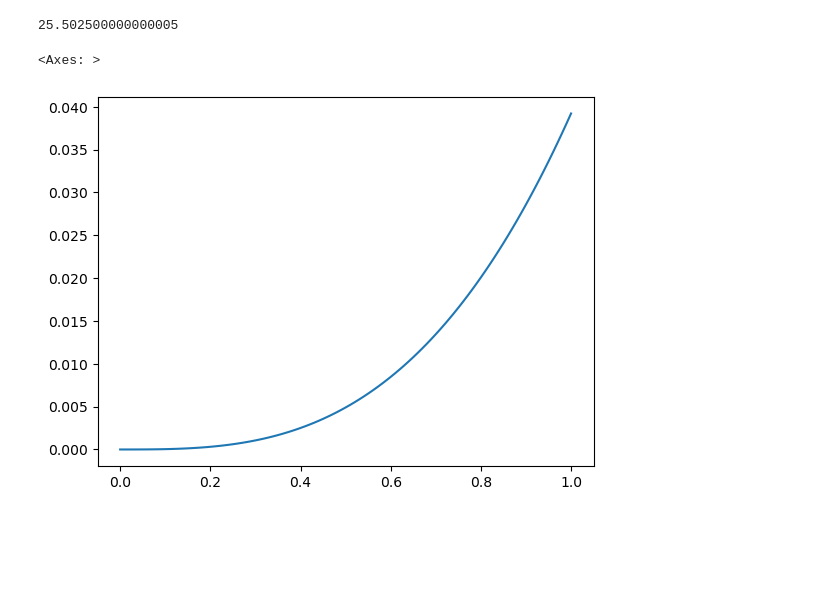
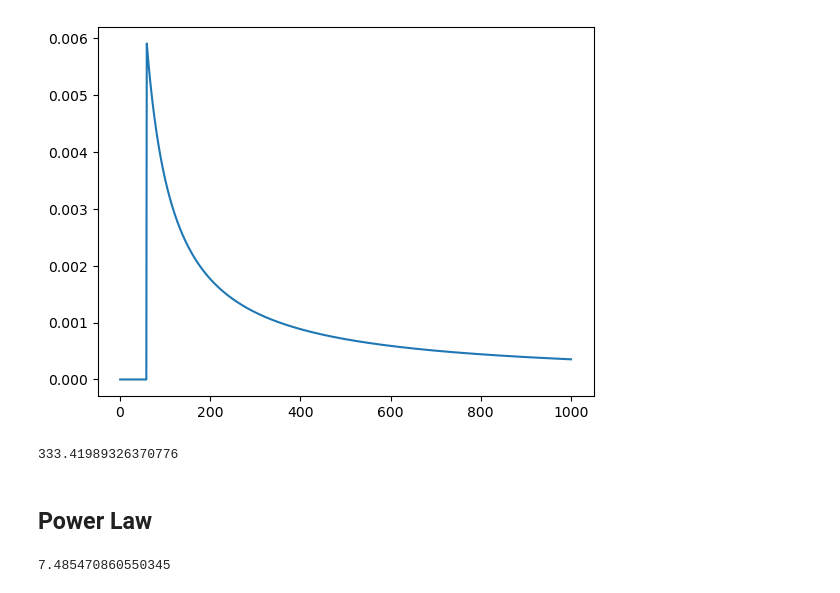
Before and after one commit to S3tuit/jup_lab, a Jupyter notebook: test.ipynb, the cells around one changed output. Cells and saved outputs as stored; diff of their text form; code cells hidden in the pictures; blank space fills up the shorter version.

```diff
--- a/test.ipynb
+++ b/test.ipynb
@@ -350,4 +0,0 @@ def update_binomial(pmf, data):
-# %%
-uniform2 = Pmf(1, hypos, name='uniform2')
-data = 140, 250
-update_binomial(uniform2, data)
@@ -409,2 +0,0 @@ triangle
-# %%
-likelihood = np.array(triangle.index.to_list())
@@ -428,10 +0,0 @@ prior = Pmf(1, hypos)
-# %%
-prior *= likelihood**3
-prior.normalize()
-# %% [output]
-25.502500000000005
-# %%
-prior.plot()
-# %% [output]
-<Axes: >
-[figure, removed]
@@ -437,0 +8,32 @@ prior.plot()
+# %%
+hypos = np.arange(1, 1001)
+prior = Pmf(1, hypos)
+# %%
+def update_train(pmf, data):
+    """Update pmf based on new data."""
+    hypos = pmf.qs
+    likelihood = 1 / hypos
+    impossible = (data > hypos)
+    likelihood[impossible] = 0
+    pmf *= likelihood
+    pmf.normalize()
+# %%
+data = 60
+posterior = prior.copy()
+update_train(posterior, data)
+posterior.plot();
+# %% [output]
+[figure, added]
+# %%
+np.sum(posterior.ps * posterior.qs)
+# %% [output]
+333.41989326370776
+# %% [markdown]
+## Power Law
+# %%
+alpha = 1.0
+ps = hypos**(-alpha)
+power = Pmf(ps, hypos, name='power law')
+power.normalize()
+# %% [output]
+7.485470860550345
```
Also changed, not shown: parts of 85 cells of this notebook, 1 other file.
